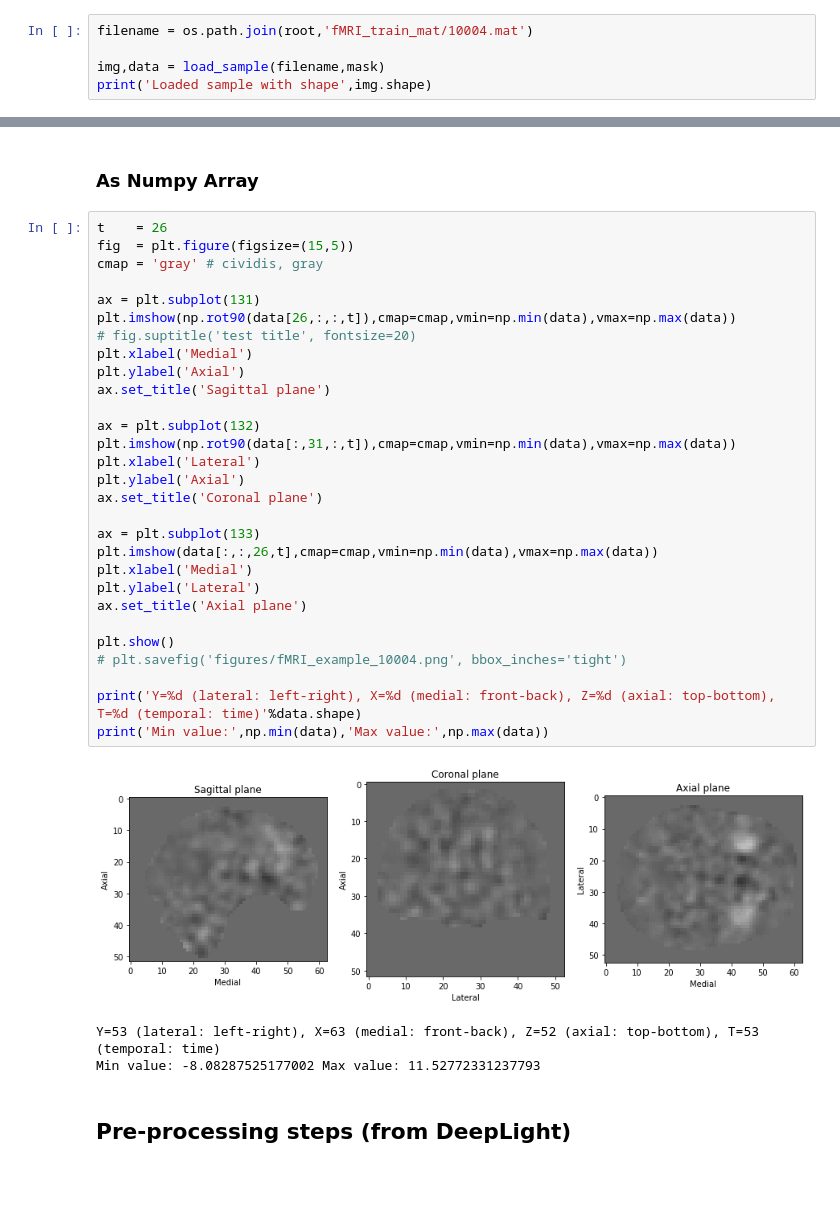
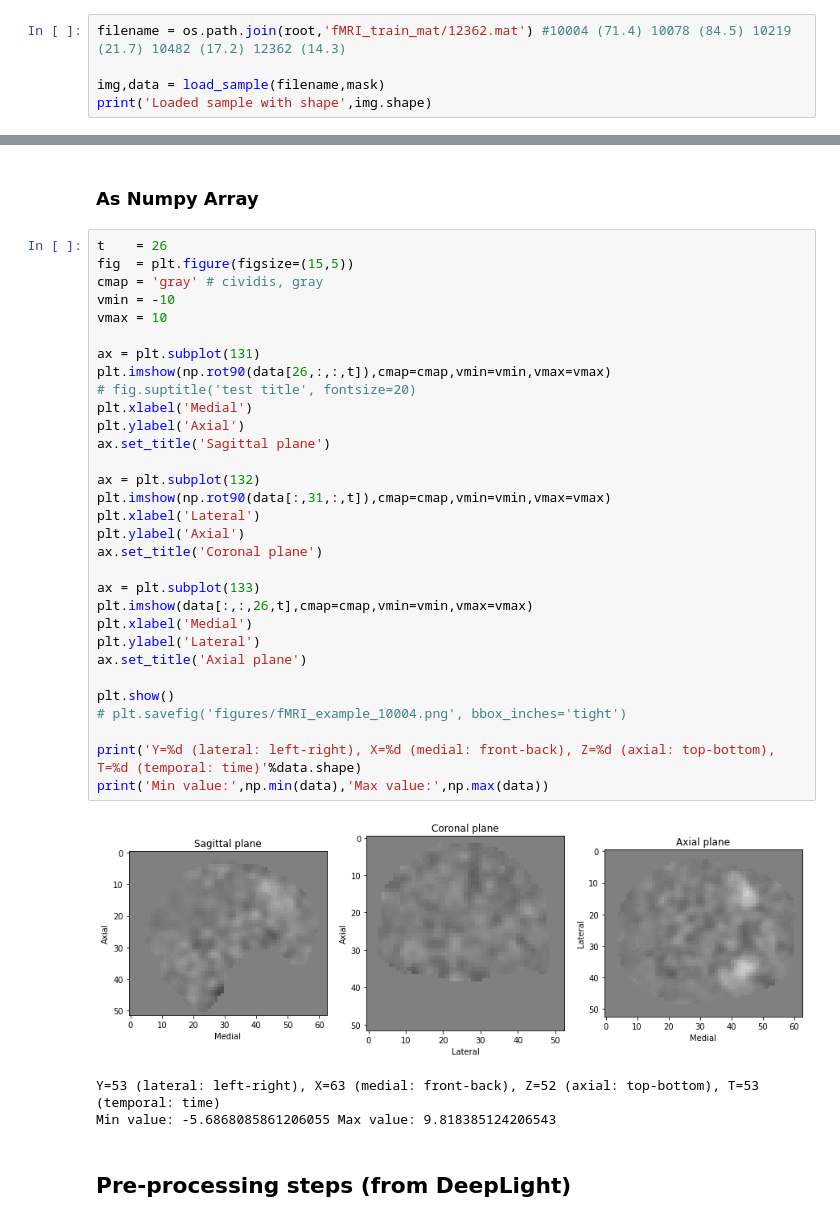
Before and after one commit to Beerend/TReNDS, a Jupyter notebook: notebooks/read_fMRI_image.ipynb, the cells around one changed output, grey strips where cells are left out. Saved outputs shown, nothing was run; the diff lists cells and outputs as text; blank space fills up the shorter version.

```diff
--- a/notebooks/read_fMRI_image.ipynb
+++ b/notebooks/read_fMRI_image.ipynb
@@ -18,7 +20,7 @@ def load_sample(filename,mask):
     img = nl.image.new_img_like(mask, data, affine=mask.affine, copy_header=True)
     return img,data
 # %%
-filename = os.path.join(root,'fMRI_train_mat/10004.mat')
+filename = os.path.join(root,'fMRI_train_mat/12362.mat') #10004 (71.4) 10078 (84.5) 10219 (21.7) 10482 (17.2) 12362 (14.3)
 
 img,data = load_sample(filename,mask)
 print('Loaded sample with shape',img.shape)
@@ -71,36 +112,38 @@ nlplt.show()
 # %%
 t    = 26
 fig  = plt.figure(figsize=(15,5))
 cmap = 'gray' # cividis, gray
+vmin = -10
+vmax = 10
 
 ax = plt.subplot(131)
-plt.imshow(np.rot90(data[26,:,:,t]),cmap=cmap,vmin=np.min(data),vmax=np.max(data))
+plt.imshow(np.rot90(data[26,:,:,t]),cmap=cmap,vmin=vmin,vmax=vmax)
 # fig.suptitle('test title', fontsize=20)
 plt.xlabel('Medial')
 plt.ylabel('Axial')
 ax.set_title('Sagittal plane')
 
 ax = plt.subplot(132)
-plt.imshow(np.rot90(data[:,31,:,t]),cmap=cmap,vmin=np.min(data),vmax=np.max(data))
+plt.imshow(np.rot90(data[:,31,:,t]),cmap=cmap,vmin=vmin,vmax=vmax)
 plt.xlabel('Lateral')
 plt.ylabel('Axial')
 ax.set_title('Coronal plane')
 
 ax = plt.subplot(133)
-plt.imshow(data[:,:,26,t],cmap=cmap,vmin=np.min(data),vmax=np.max(data))
+plt.imshow(data[:,:,26,t],cmap=cmap,vmin=vmin,vmax=vmax)
 plt.xlabel('Medial')
 plt.ylabel('Lateral')
 ax.set_title('Axial plane')
 
 plt.show()
 # plt.savefig('figures/fMRI_example_10004.png', bbox_inches='tight')
 
 print('Y=%d (lateral: left-right), X=%d (medial: front-back), Z=%d (axial: top-bottom), T=%d (temporal: time)'%data.shape)
 print('Min value:',np.min(data),'Max value:',np.max(data))
 # %% [output]
-[figure, old version]
+[figure, new version]
 Y=53 (lateral: left-right), X=63 (medial: front-back), Z=52 (axial: top-bottom), T=53 (temporal: time)
-Min value: -8.08287525177002 Max value: 11.52772331237793
+Min value: -5.6868085861206055 Max value: 9.818385124206543
 # %% [markdown]
 <h2>Pre-processing steps (from DeepLight)</h2>
 # %% [markdown]
```
Also changed, not shown: parts of 6 cells of this notebook, 4 other files.
